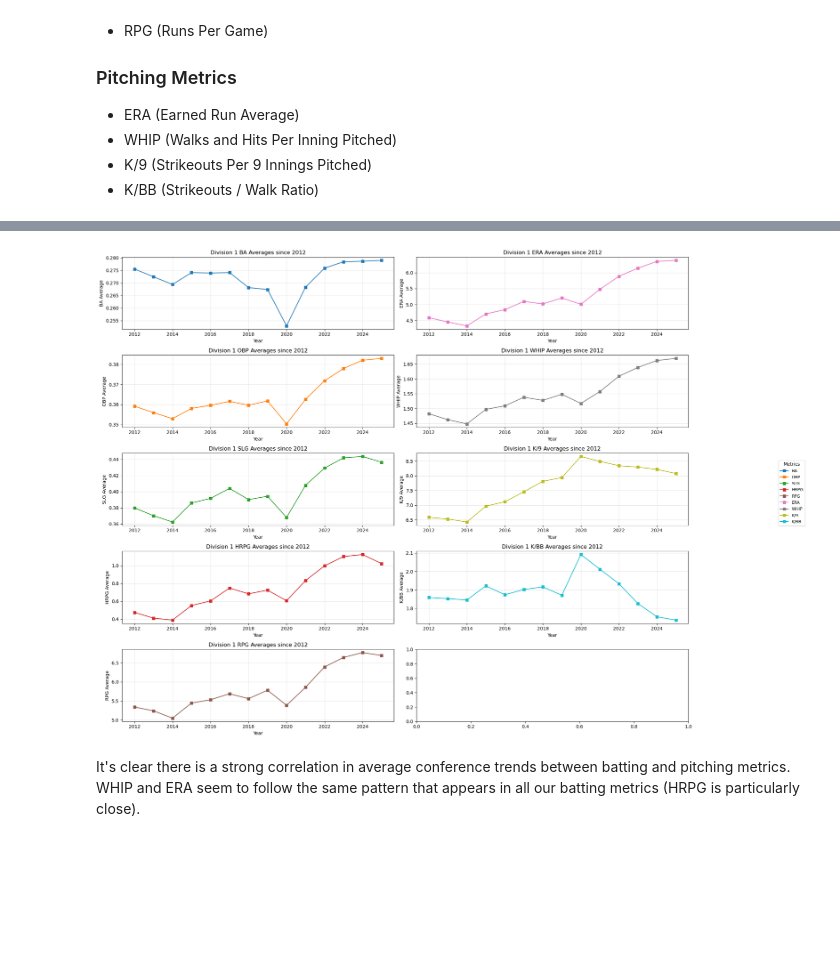
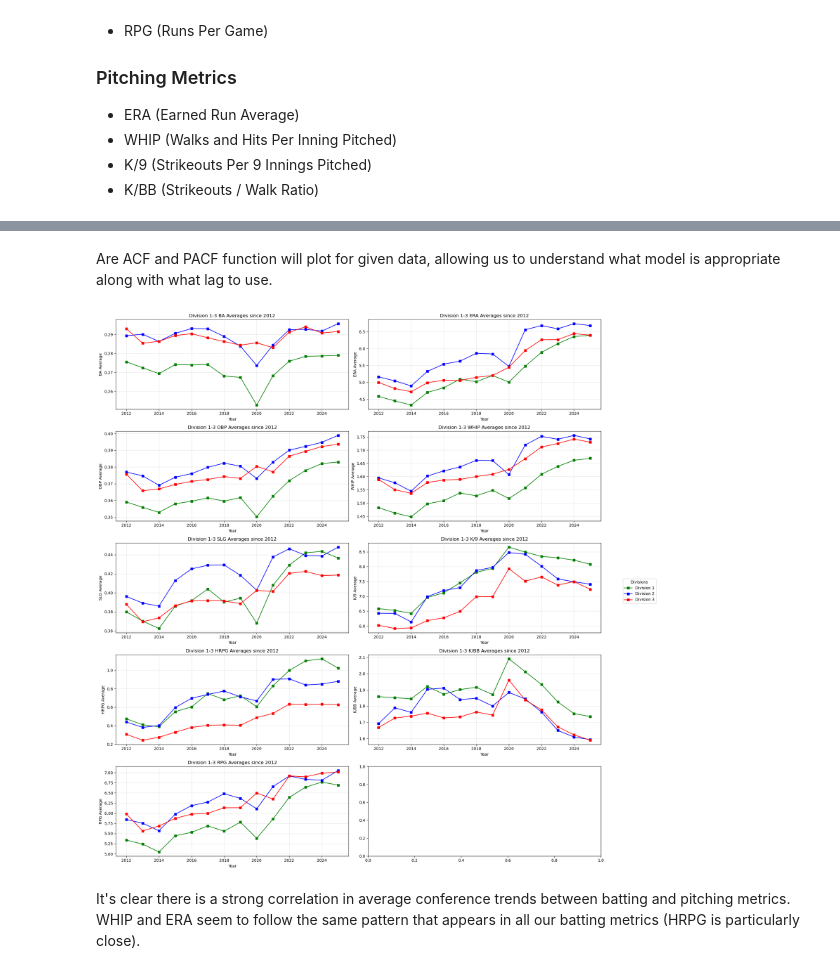
Before and after one commit to jeremym3817/DS4420-BiggsMarino-Final-Project, a Jupyter notebook: Jeremy Marino - DS4420 TimeSeries.ipynb, the cells around one changed output, grey strips where cells are left out. Drawn from its saved outputs; the diff is of its cells as text; code cells hidden in the pictures; blank space fills up the shorter version.

Commit message:
Defined Scope Analysis Scope, Simplified Functions

```diff
--- a/Jeremy Marino - DS4420 TimeSeries.ipynb
+++ b/Jeremy Marino - DS4420 TimeSeries.ipynb
@@ -115,6 +140,12 @@ DIV_3_CONFERENCES = [
     'USA_South', 'WIAC'
 ]
 
+CONFERENCE_DICT = {
+    1: DIV_1_CONFERENCES,
+    2: DIV_2_CONFERENCES,
+    3: DIV_3_CONFERENCES,
+}
+
 BAT_METRICS = [
     'BA',
     'OBP',
@@ -154,17 +236,17 @@ def get_historic_conference_data(div=1):
 # %%
 # filter to only conferences present in all 14 seasons
-def get_full_conferences(conf_dict):
+def get_full_conferences(conf_dict, div=1):
     years = list(range(2012, 2026))
     return [
-        conf for conf in DIV_1_CONFERENCES
+        conf for conf in CONFERENCE_DICT[div]
         if all(f'{conf}_{year}' in conf_dict for year in years)
     ]
 
 # prints graph of conference's current trend, all_conf argument prints all conferences for the metric
 # use conference notation above for conf_ argument
-def get_conf_trend(conf_dict, metric, conf_=None, all_conf=False, visualizations=False):
+def get_conf_trend(conf_dict, metric, conf_=None, all_conf=False, div=1, visualizations=False):
     years = list(range(2012, 2026))
-    full_conferences = get_full_conferences(conf_dict)
+    full_conferences = get_full_conferences(conf_dict, div=div)
     if visualizations:
         plt.figure(figsize=(12, 6))
 
@@ -216,4 +298,6 @@ def get_conf_trend(conf_dict, metric, conf_=None, all_conf=False, visualizations
         plt.show()
 
     return years_return, values_return
+# %% [markdown]
+Are ACF and PACF function will plot for given data, allowing us to understand what model is appropriate along with what lag to use.
 # %%
@@ -241,3 +323,7 @@ conf_dict = get_historic_conference_data(div=1)
+# %%
+historic_division_stats = {}
+for div in range (1, 4):
+    historic_division_stats[div] = get_historic_conference_data(div=div)
 # %%
 avg_metric_dict = {}
 all_metrics = BAT_METRICS + PITCH_METRICS
@@ -245,45 +331,50 @@ all_metrics = BAT_METRICS + PITCH_METRICS
 # generate distinct colors for each metric
 colors = cm.tab10(np.linspace(0, 1, len(all_metrics)))
 
-fig, axes = plt.subplots(5, 2, figsize=(20, 15))
+fig, axes = plt.subplots(5, 2, figsize=(20, 20))
 legend_handles = []
 
 for i, metric in enumerate(all_metrics):
-    years, avg = get_conf_trend(conf_dict, metric=metric, all_conf=True)
+    years, avg1 = get_conf_trend(historic_division_stats[1], metric=metric, all_conf=True, div=1)
+    years, avg2 = get_conf_trend(historic_division_stats[2], metric=metric, all_conf=True, div=2)
+    years, avg3 = get_conf_trend(historic_division_stats[3], metric=metric, all_conf=True, div=3)
     avg_metric_dict['year'] = years
-    avg_metric_dict[f'avg_{metric}'] = avg
+    avg_metric_dict[f'avg_{metric}_1'] = avg1
+    avg_metric_dict[f'avg_{metric}_2'] = avg2
+    avg_metric_dict[f'avg_{metric}_3'] = avg3
 
     if i < len(BAT_METRICS):
         x = i
         y = 0
     else:
         x = i - len(BAT_METRICS)
         y = 1
 
-    line, = axes[x, y].plot(years, avg, marker='s', color=colors[i], label=metric)
-    axes[x, y].set_title(f'Division 1 {metric} Averages since 2012')
+    l1, = axes[x, y].plot(years, avg1, marker='s', color='g', label=f'Division 1')
+    l2, = axes[x, y].plot(years, avg2, marker='s', color='b', label=f'Division 2')
+    l3, = axes[x, y].plot(years, avg3, marker='s', color='r', label=f'Division 3')
+    axes[x, y].set_title(f'Division 1-3 {metric} Averages since 2012')
     axes[x, y].set_xlabel('Year')
     axes[x, y].set_ylabel(f'{metric} Average')
     axes[x, y].grid(True, alpha=0.3)
 
-    legend_handles.append(line)
+    if i == 0:
+        legend_handles = [l1, l2, l3]
 
 fig.legend(
     handles=legend_handles,
-    labels=all_metrics,
+    labels=['Division 1', 'Division 2', 'Division 3'],
     loc='center right',
-    bbox_to_anchor=(1.08, 0.5),
-    fontsize=9,
-    title='Metrics'
+    title='Divisions'
 )
 
 plt.tight_layout()
 plt.subplots_adjust(right=0.9)
 plt.show()
 
 avg_metric_df = pd.DataFrame(avg_metric_dict)
 # %% [output]
-[figure, old version]
+[figure, new version]
 # %% [markdown]
 It's clear there is a strong correlation in average conference trends between batting and pitching metrics. WHIP and ERA seem to follow the same pattern that appears in all our batting metrics (HRPG is particularly close).
 # %%
```
Also changed, not shown: parts of 32 cells of this notebook.
